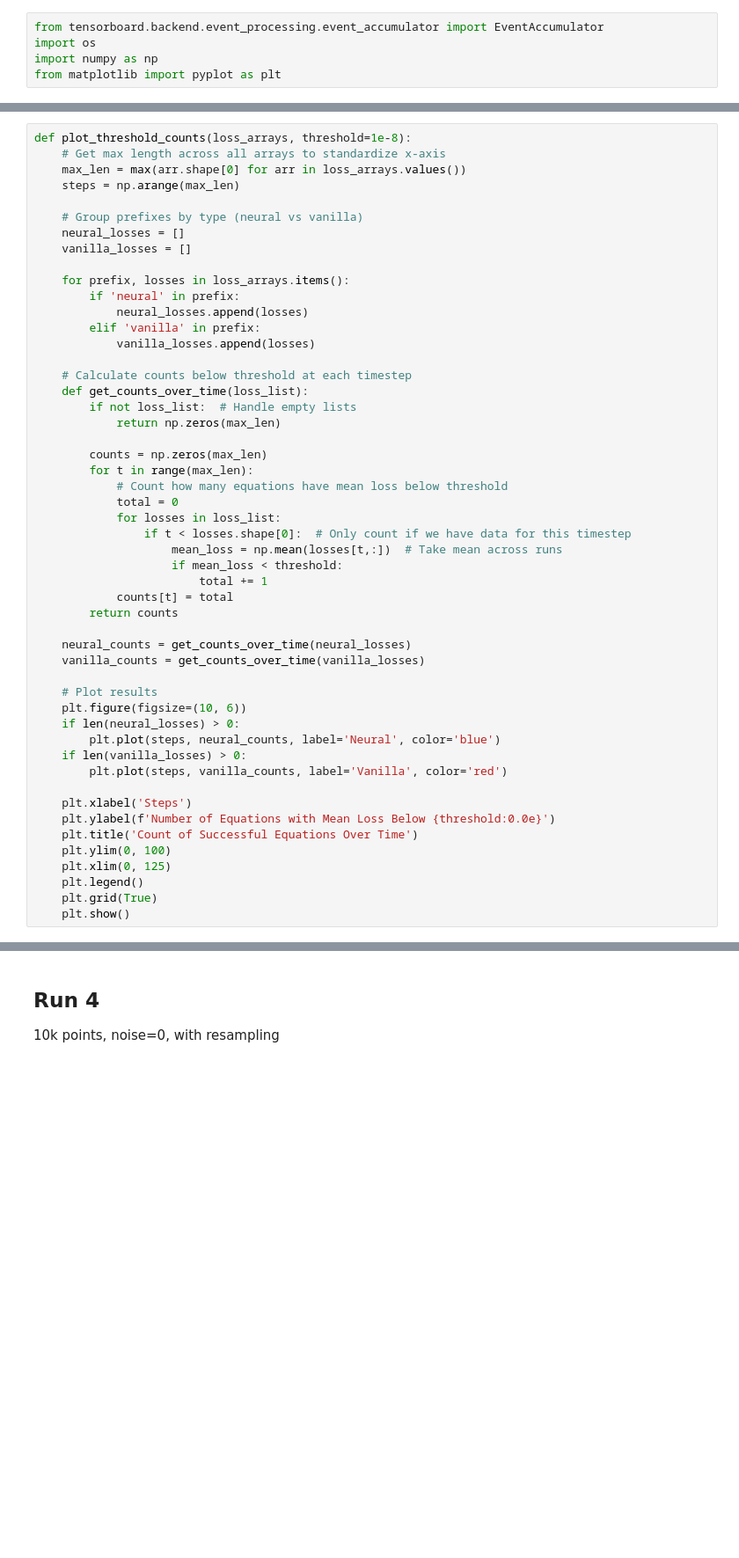
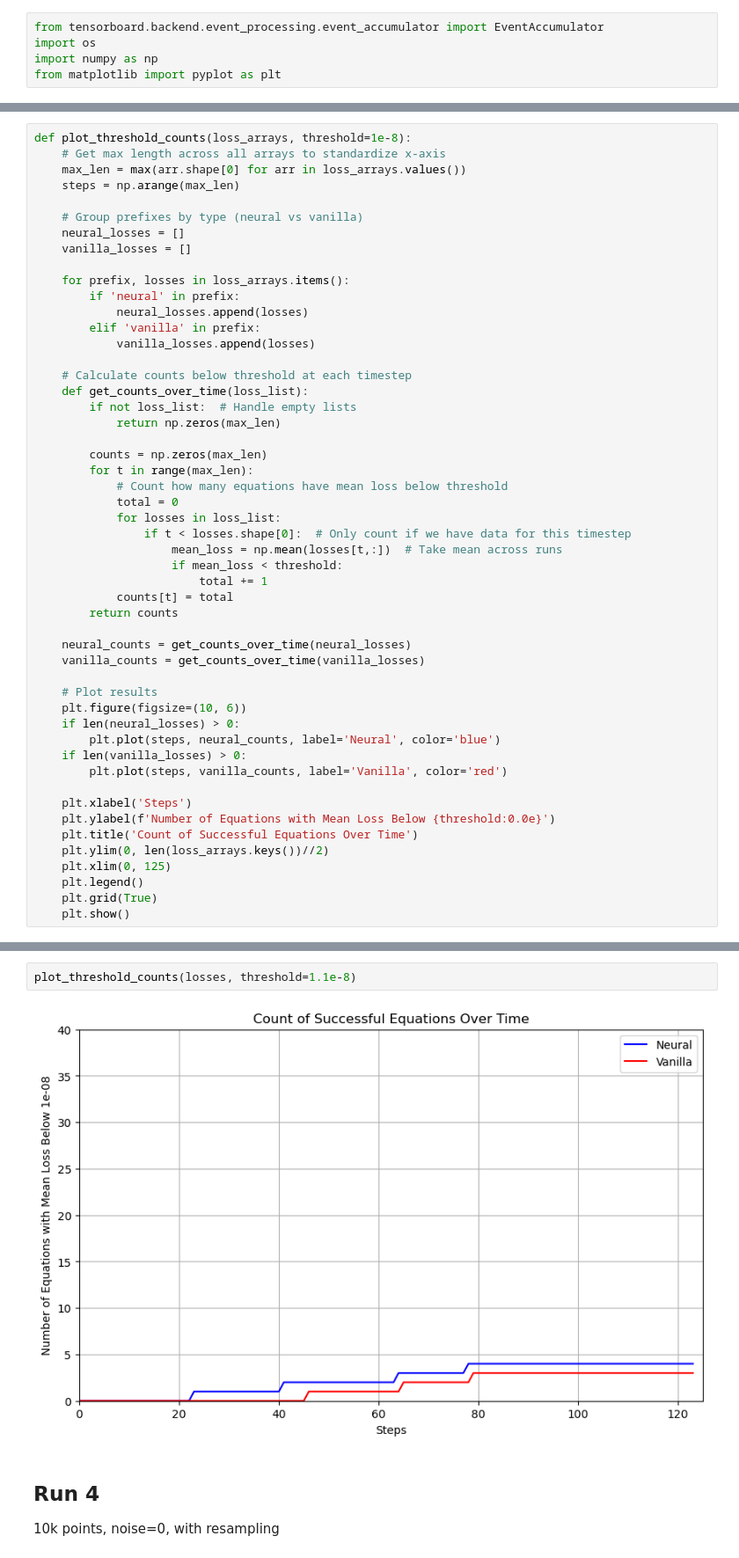
Before and after one commit to LuisCarretero/similar-expressions, a Jupyter notebook: src/sr_inference_benchmarking/dev.ipynb, the cells around one changed output, grey strips where cells are left out. Shown at 88% size. Saved outputs shown, nothing was run; the diff lists cells and outputs as text; blank space fills up the shorter version.

```diff
--- a/src/sr_inference_benchmarking/dev.ipynb
+++ b/src/sr_inference_benchmarking/dev.ipynb
@@ -521,7 +548,7 @@ def plot_threshold_counts(loss_arrays, threshold=1e-8):
     plt.xlabel('Steps')
     plt.ylabel(f'Number of Equations with Mean Loss Below {threshold:0.0e}')
     plt.title('Count of Successful Equations Over Time')
-    plt.ylim(0, 100)
+    plt.ylim(0, len(loss_arrays.keys())//2)
     plt.xlim(0, 125)
     plt.legend()
     plt.grid(True)
@@ -529,3 +587,7 @@ def plot_threshold_counts(loss_arrays, threshold=1e-8):
+# %%
+plot_threshold_counts(losses, threshold=1.1e-8)
+# %% [output]
+[figure, added]
 # %% [markdown]
 ## Run 4
 10k points, noise=0, with resampling
```
Also changed, not shown: parts of 13 cells of this notebook, 5 other files.
